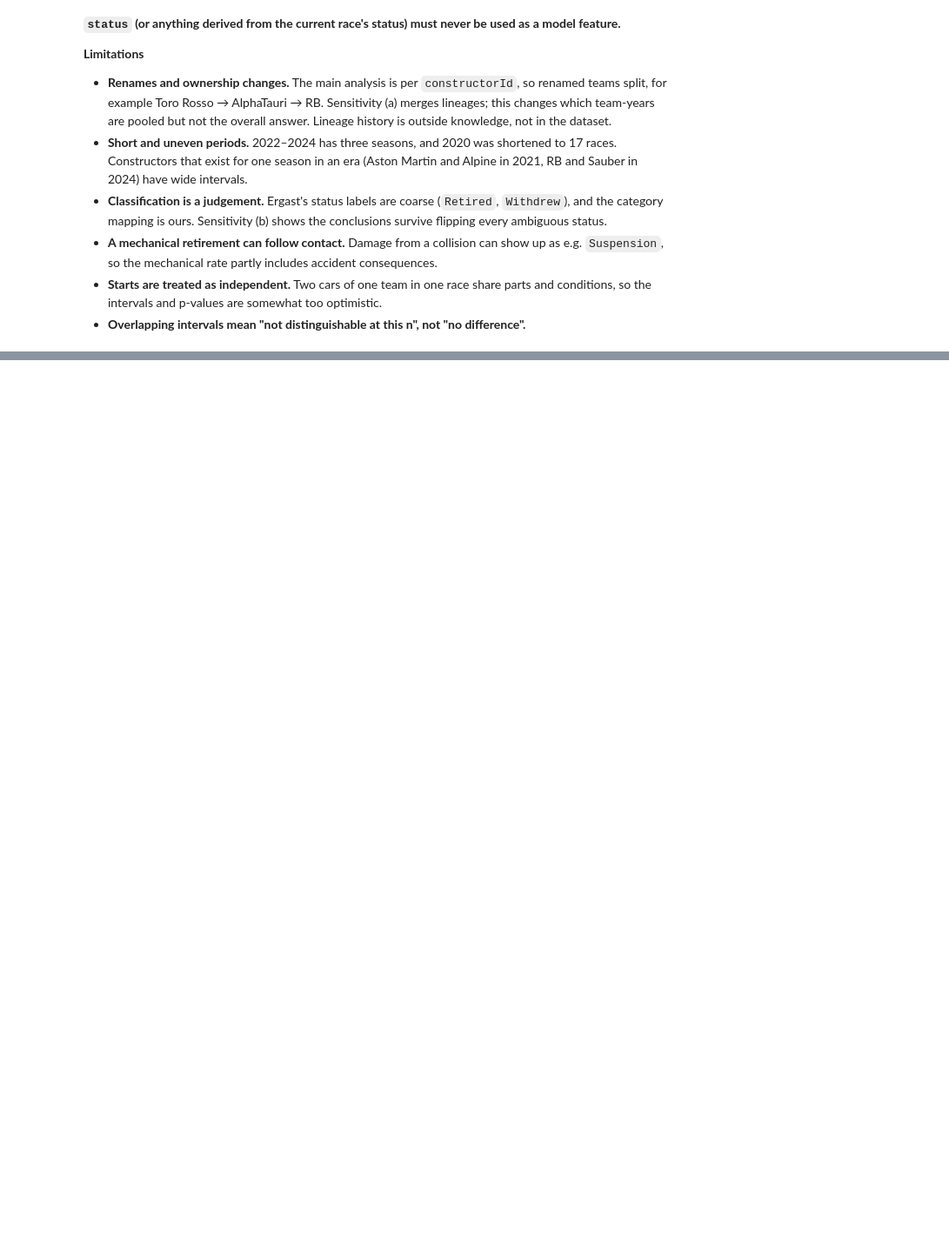
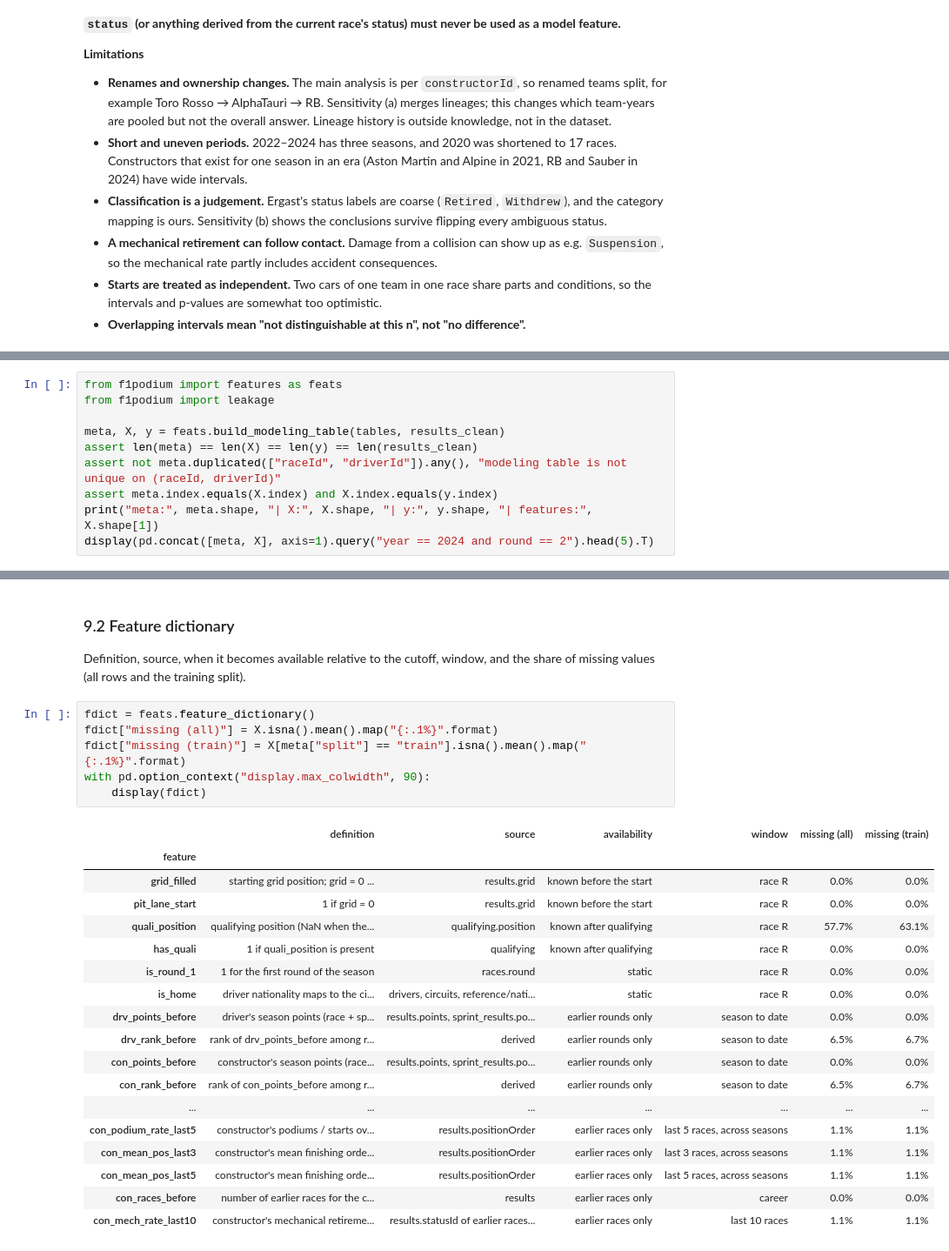
Before and after one commit to YShimy/f1-podium, a Jupyter notebook: notebooks/milestone1.ipynb, the cells around one changed output, grey strips where cells are left out. Shown at 87% size. Drawn from its saved outputs; the diff is of its cells as text; blank space fills up the shorter version.

```diff
--- a/notebooks/milestone1.ipynb
+++ b/notebooks/milestone1.ipynb
@@ -2782,0 +2807,10 @@ and the category mapping are many-to-one with unchanged row counts (asserted). 4
+# %%
+from f1podium import features as feats
+from f1podium import leakage
+
+meta, X, y = feats.build_modeling_table(tables, results_clean)
+assert len(meta) == len(X) == len(y) == len(results_clean)
+assert not meta.duplicated(["raceId", "driverId"]).any(), "modeling table is not unique on (raceId, driverId)"
+assert meta.index.equals(X.index) and X.index.equals(y.index)
+print("meta:", meta.shape, "| X:", X.shape, "| y:", y.shape, "| features:", X.shape[1])
+display(pd.concat([meta, X], axis=1).query("year == 2024 and round == 2").head(5).T)
@@ -2782,0 +2836,30 @@ and the category mapping are many-to-one with unchanged row counts (asserted). 4
+# %% [markdown]
+### 9.2 Feature dictionary
+
+Definition, source, when it becomes available relative to the cutoff, window, and the share of missing values
+(all rows and the training split).
+# %%
+fdict = feats.feature_dictionary()
+fdict["missing (all)"] = X.isna().mean().map("{:.1%}".format)
+fdict["missing (train)"] = X[meta["split"] == "train"].isna().mean().map("{:.1%}".format)
+with pd.option_context("display.max_colwidth", 90):
+    display(fdict)
+# %% [output]
+|  | definition | source | availability | window | missing (all) | missing (train) |
+| feature |  |  |  |  |  |  |
+| grid_filled | starting grid position; grid = 0 ... | results.grid | known before the start | race R | 0.0% | 0.0% |
+| pit_lane_start | 1 if grid = 0 | results.grid | known before the start | race R | 0.0% | 0.0% |
+| quali_position | qualifying position (NaN when the... | qualifying.position | known after qualifying | race R | 57.7% | 63.1% |
+| has_quali | 1 if quali_position is present | qualifying | known after qualifying | race R | 0.0% | 0.0% |
+| is_round_1 | 1 for the first round of the season | races.round | static | race R | 0.0% | 0.0% |
+| is_home | driver nationality maps to the ci... | drivers, circuits, reference/nati... | static | race R | 0.0% | 0.0% |
+| drv_points_before | driver's season points (race + sp... | results.points, sprint_results.po... | earlier rounds only | season to date | 0.0% | 0.0% |
+| drv_rank_before | rank of drv_points_before among r... | derived | earlier rounds only | season to date | 6.5% | 6.7% |
+| con_points_before | constructor's season points (race... | results.points, sprint_results.po... | earlier rounds only | season to date | 0.0% | 0.0% |
+| con_rank_before | rank of con_points_before among r... | derived | earlier rounds only | season to date | 6.5% | 6.7% |
+| ... | ... | ... | ... | ... | ... | ... |
+| con_podium_rate_last5 | constructor's podiums / starts ov... | results.positionOrder | earlier races only | last 5 races, across seasons | 1.1% | 1.1% |
+| con_mean_pos_last3 | constructor's mean finishing orde... | results.positionOrder | earlier races only | last 3 races, across seasons | 1.1% | 1.1% |
+| con_mean_pos_last5 | constructor's mean finishing orde... | results.positionOrder | earlier races only | last 5 races, across seasons | 1.1% | 1.1% |
+| con_races_before | number of earlier races for the c... | results | earlier races only | career | 0.0% | 0.0% |
+| con_mech_rate_last10 | constructor's mechanical retireme... | results.statusId of earlier races... | earlier races only | last 10 races | 1.1% | 1.1% |
```
Also changed, not shown: parts of 13 cells of this notebook, 1 other file.
